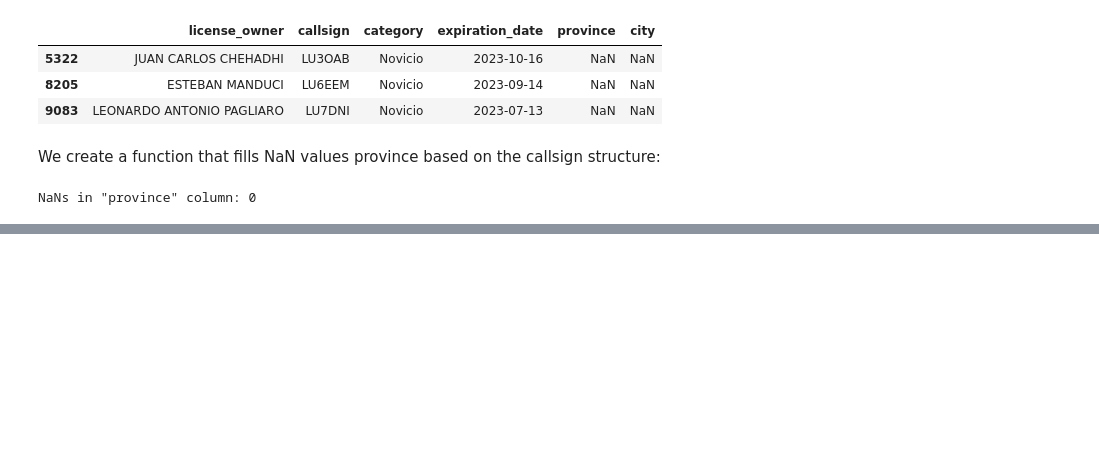
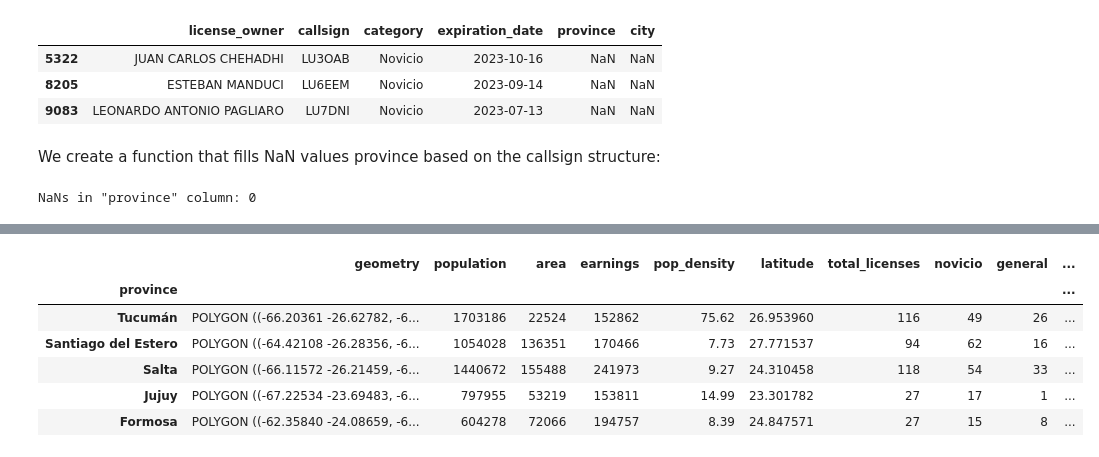
Before and after one commit to ajossorioarana/arg_ham_callsigns, a Jupyter notebook: ham_callsigns_eda.ipynb, the cells around one changed output, grey strips where cells are left out. Saved outputs shown, nothing was run; the diff lists cells and outputs as text; code cells hidden in the pictures; blank space fills up the shorter version.

```diff
--- a/ham_callsigns_eda.ipynb
+++ b/ham_callsigns_eda.ipynb
@@ -19,0 +16,21 @@ from local_configs import enacom_api_key, my_email
+# %%
+# Switch to avoid downnloading XSLX each time I ran
+donwload_file = False
+
+# Define the name of the file to be saved locally
+filename = 'argentina_ham_callsigns.xls'
+
+if donwload_file:
+    # Define the URL with the file to be downlaoded
+    url = 'https://datosabiertos.enacom.gob.ar/datasets/197452-listado-de-radioaficionados.download/'
+
+    # Send the petition HTTP Get for obtaining the resource
+    data = requests.get(url)
+
+    # Save the file locally
+    with open(filename, 'wb') as file:
+        file.write(data.content)
+
+# Read CSV as pandas DataFrame
+df = pd.read_excel(filename)
+df.head()
@@ -62,0 +55,6 @@ df
+# %%
+prov_data = pd.read_csv('arg_provinces_data.csv', delimiter=';').set_index('province')
+
+# Create a propulation density column
+prov_data['pop_density'] = (prov_data['population'] / prov_data['area']).round(2)
+prov_data.head()
@@ -213,12 +236,33 @@ NaNs in "province" column: 0
 rewinded = rewind(arg_prov_shape, rfc7946=False)
 # %%
+# Create GeoDataFrame
 gdf = gpd.GeoDataFrame.from_features(rewinded)
-gdf = gdf.rename(columns={'nombre': 'name'})
-gdf = gdf.set_index('name')
+gdf = gdf.rename(columns={'nombre': 'province'})
+gdf = gdf.set_index('province')
 
+# Merge province data previously loaded from CSV
+gdf = gdf.merge(prov_data, on='province')
+gdf['latitude'] = abs(gdf['geometry'].centroid.y)
+
+# Auxiliary groupby DataFrame
 grouped_by_df = df.groupby(['province', 'category']).size().unstack().fillna(0)
 
 # Count number of licenses for each province
 gdf['total_licenses'] = df.groupby('province').size()
+
+# Count number of licenses of each category for each province
 for category in ['Novicio', 'General', 'Superior', 'Especial']:
     gdf[category.lower()] = grouped_by_df[category].astype(int)
+
+# Generate an additional column with the licenses as percentage of population
+gdf['licenses_perc_pop'] = gdf['total_licenses'] / gdf['population']
+
+gdf.head()
+# %% [output]
+|  | geometry | population | area | earnings | pop_density | latitude | total_licenses | novicio | general | ... |
+| province |  |  |  |  |  |  |  |  |  | ... |
+| Tucumán | POLYGON ((-66.20361 -26.62782, -6... | 1703186 | 22524 | 152862 | 75.62 | 26.953960 | 116 | 49 | 26 | ... |
+| Santiago del Estero | POLYGON ((-64.42108 -26.28356, -6... | 1054028 | 136351 | 170466 | 7.73 | 27.771537 | 94 | 62 | 16 | ... |
+| Salta | POLYGON ((-66.11572 -26.21459, -6... | 1440672 | 155488 | 241973 | 9.27 | 24.310458 | 118 | 54 | 33 | ... |
+| Jujuy | POLYGON ((-67.22534 -23.69483, -6... | 797955 | 53219 | 153811 | 14.99 | 23.301782 | 27 | 17 | 1 | ... |
+| Formosa | POLYGON ((-62.35840 -24.08659, -6... | 604278 | 72066 | 194757 | 8.39 | 24.847571 | 27 | 15 | 8 | ... |
```
Also changed, not shown: parts of 38 cells of this notebook, 1 other file.
